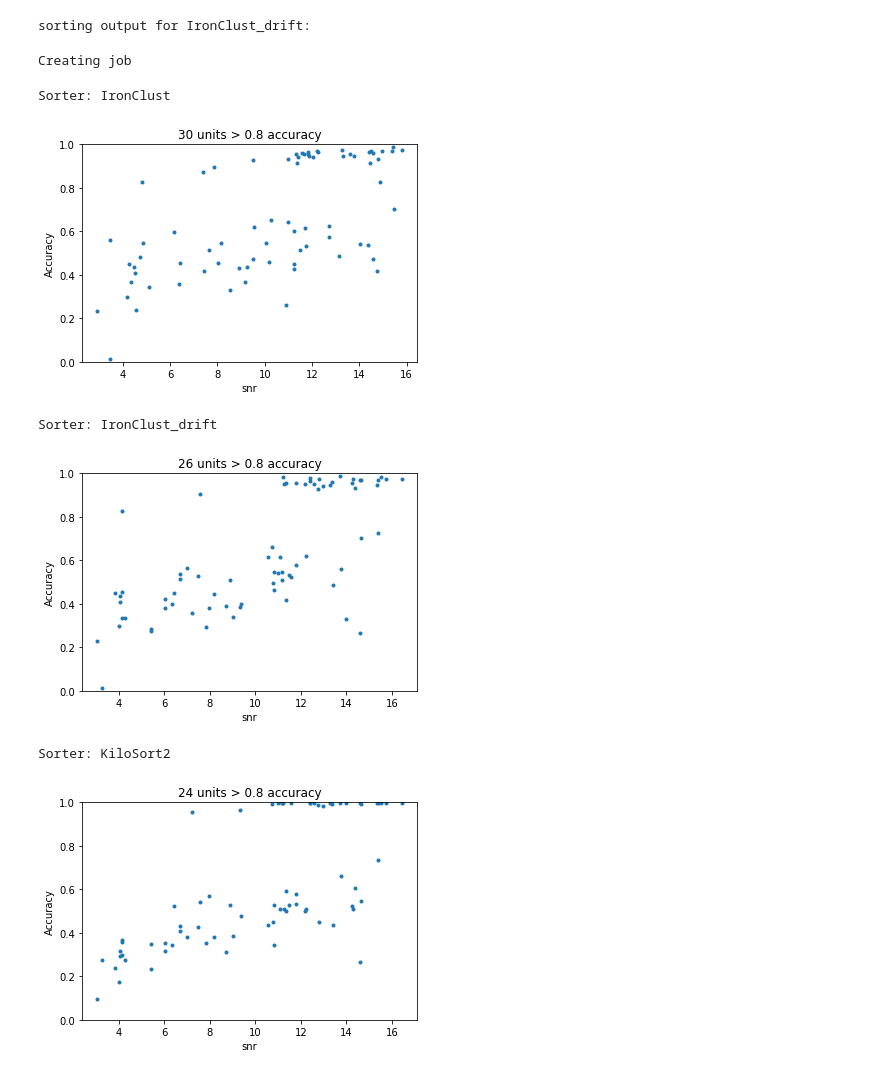
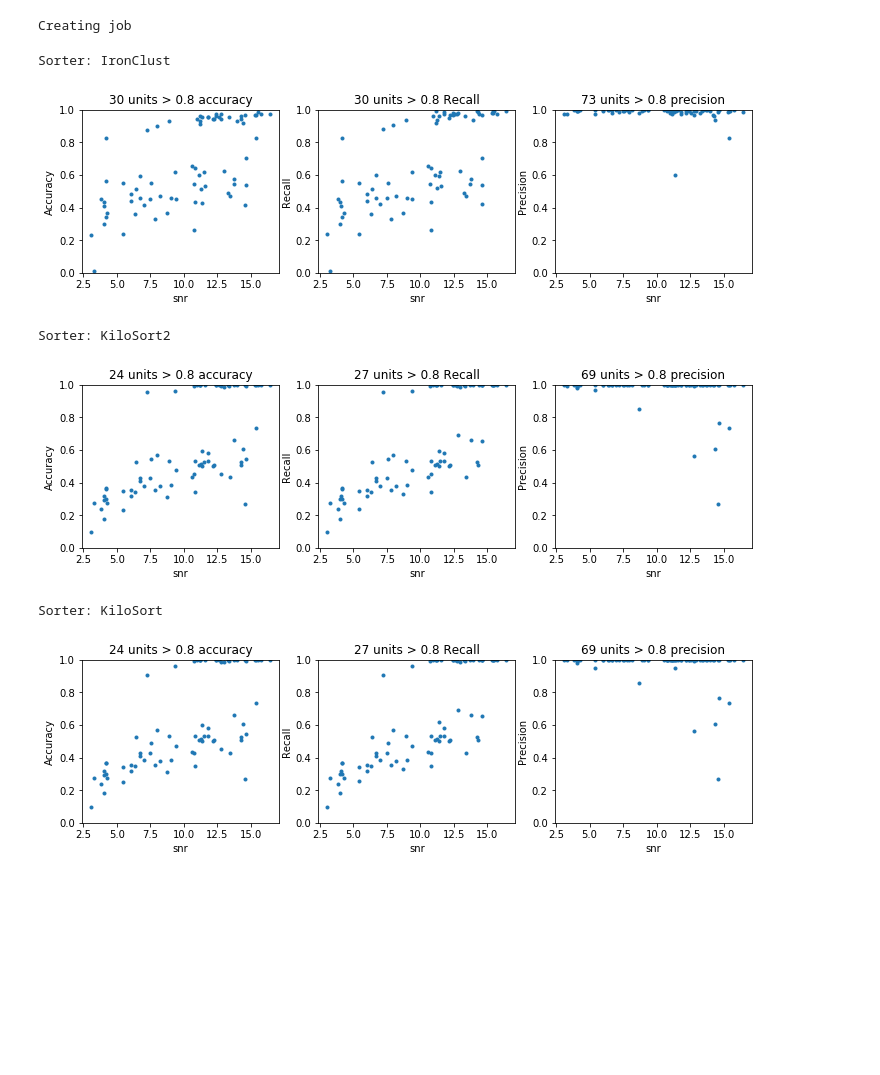
Before and after one commit to flatironinstitute/spikeforest_old, a Jupyter notebook: docs/example_notebooks/example_single_recording.ipynb, the cells around one changed output. Cells and saved outputs as stored; diff of their text form; code cells hidden in the pictures; blank space fills up the shorter version.

Commit message:
example notebook and sorting accuracy widget updated

```diff
--- a/docs/example_notebooks/example_single_recording.ipynb
+++ b/docs/example_notebooks/example_single_recording.ipynb
@@ -160,14 +147 @@ Saving output: /mnt/ceph/users/jjun/sha1-cache/tmp/tmp_execute_outputdir_IronClu
-# %%
-# Run validation and display
-
-comparison=st.comparison.SortingComparison(
-    sorting1=sx_true, sorting1_name='true',
-    sorting2=sx, sorting2_name=params['sorter'],
-    )
-comparison_table = sw.SortingComparisonTable(comparison=comparison)
-
-print('sorting output for {}:'.format(params['sorter']))
-# comparison_table.display()
-# %% [output]
-sorting output for IronClust_drift:
 # %%
@@ -197,21 +182,21 @@ a=sw.SortingAccuracyWidget(
 Creating job
 # %%
 print('Sorter: ' + params['sorter'])
-a.plot()
+a.plot(mode='all')
 # %% [output]
 Sorter: IronClust
-[figure, old version]
+[figure, new version]
 # %%
 print('Sorter: ' + params['sorter'])
-a.plot()
+a.plot(mode='all')
 # %% [output]
-Sorter: IronClust_drift
+Sorter: KiloSort2
-[figure, old version]
+[figure, new version]
 # %%
 print('Sorter: ' + params['sorter'])
-a.plot()
+a.plot(mode='all')
 # %% [output]
-Sorter: KiloSort2
+Sorter: KiloSort
-[figure, old version]
+[figure, new version]
 # %%
 print('Sorter: ' + params['sorter'])
```
Also changed, not shown: parts of 5 cells of this notebook, 1 other file.
